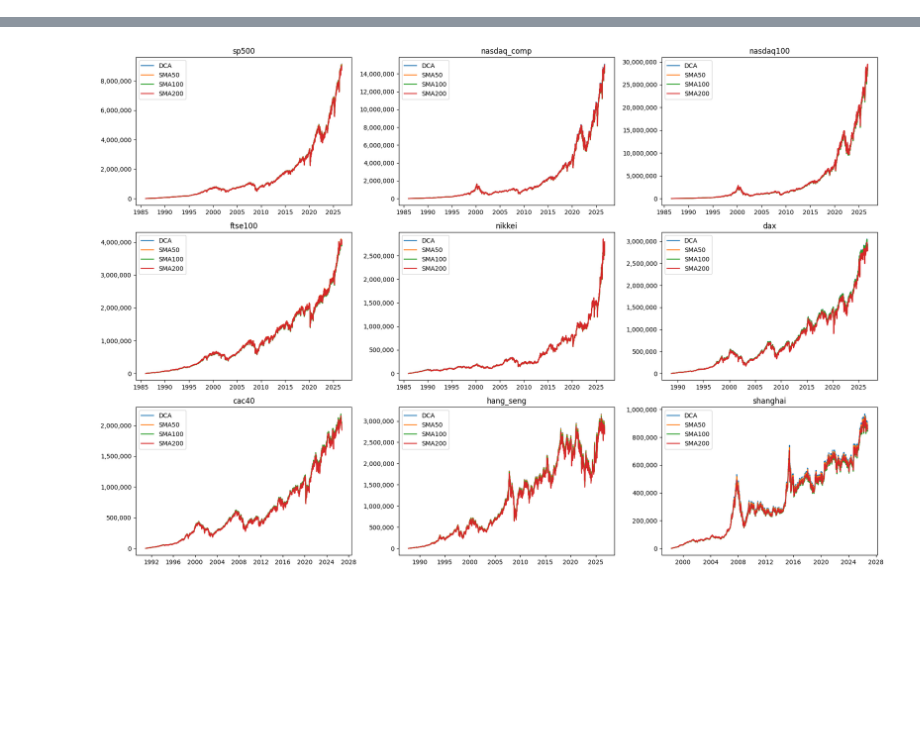
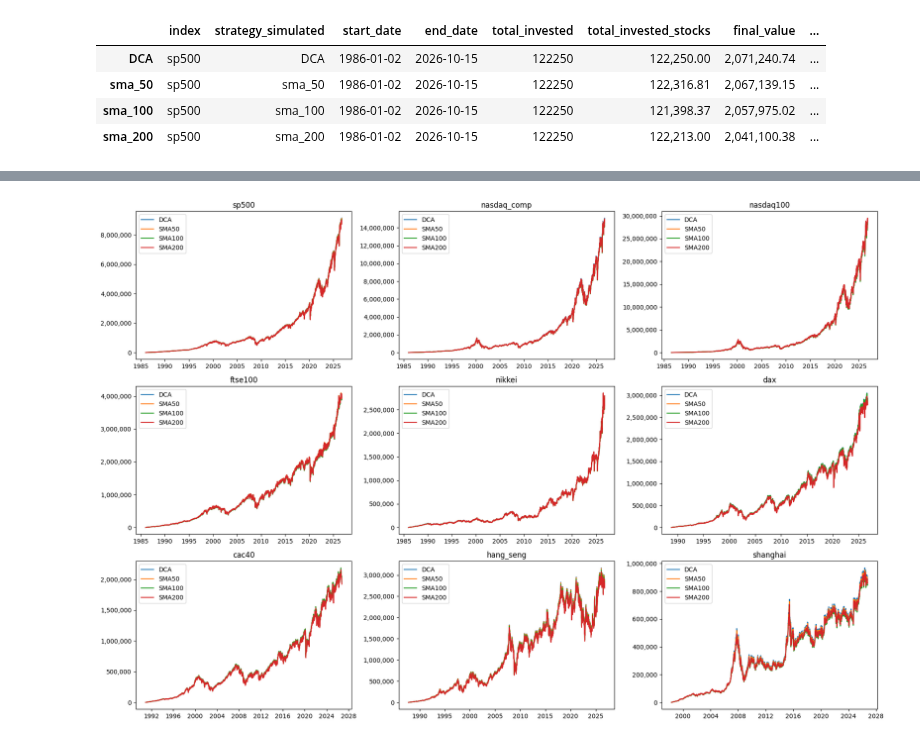
Before and after one commit to pedrosalgado22/SMAstrategy, a Jupyter notebook: smanalysis_50_100_200.ipynb, the cells around one changed output, grey strips where cells are left out. Cells and saved outputs as stored; diff of their text form; code cells hidden in the pictures; blank space fills up the shorter version.

```diff
--- a/smanalysis_week.ipynb
+++ b/smanalysis_50_100_200.ipynb
@@ -101,26 +111,0 @@ pd.DataFrame(rows, index=STRATEGIES.keys())
-# %%
-results_path = processed_data_path.parent.parent / "results"
-results_path.mkdir(exist_ok=True)
-
-rows = []
-for name in DIV_YIELD:
-    df = pd.read_csv(processed_data_path / f"{name}_processed.csv", index_col=0, parse_dates=True)
-    for strategy, sma_col in STRATEGIES.items():
-        row = {"index": name, "strategy": strategy}
-        row.update(simulate(df, sma_col, DIV_YIELD[name]))
-        rows.append(row)
-
-results = pd.DataFrame(rows)
-
-results.to_csv(results_path / "results.csv", index=False)
-
-display(
-    results.style.format({
-        "total_invested": "{:,.0f}",
-        "final_value": "{:,.0f}",
-        "total_return_pct": "{:,.2f}",
-        "units": "{:,.2f}",
-        "avg_price": "{:,.2f}",
-        "leftover_cash": "{:,.2f}",
-    }, na_rep="NaN")
-)
@@ -144,0 +122,8 @@ display(
+# %%
+run_index_simulator(df,"sp500")
+# %% [output]
+|  | index | strategy_simulated | start_date | end_date | total_invested | total_invested_stocks | final_value | ... |
+| DCA | sp500 | DCA | 1986-01-02 | 2026-10-15 | 122250 | 122,250.00 | 2,071,240.74 | ... |
+| sma_50 | sp500 | sma_50 | 1986-01-02 | 2026-10-15 | 122250 | 122,316.81 | 2,067,139.15 | ... |
+| sma_100 | sp500 | sma_100 | 1986-01-02 | 2026-10-15 | 122250 | 121,398.37 | 2,057,975.02 | ... |
+| sma_200 | sp500 | sma_200 | 1986-01-02 | 2026-10-15 | 122250 | 122,213.00 | 2,041,100.38 | ... |
```
Also changed, not shown: parts of 12 cells of this notebook, 5 other files.
